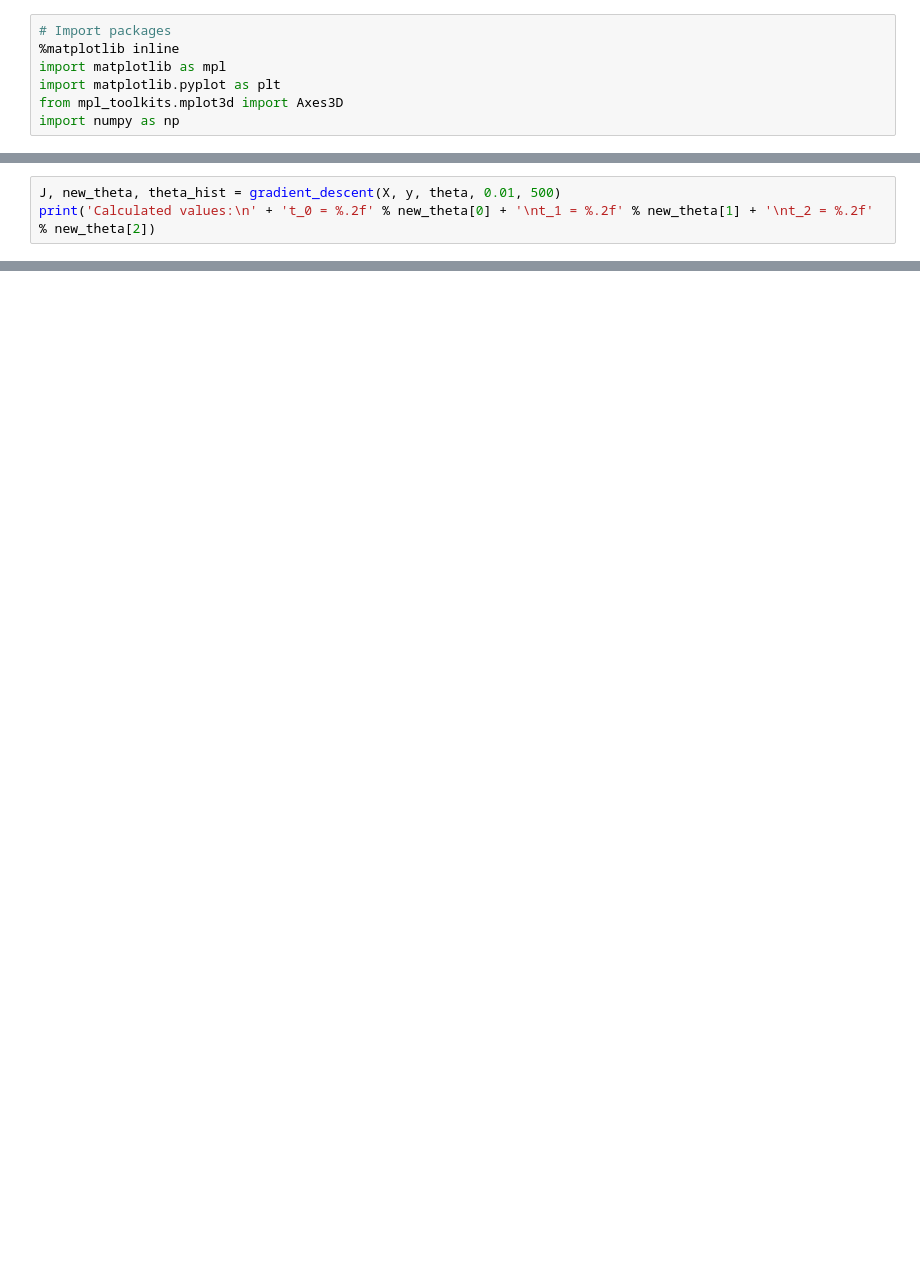
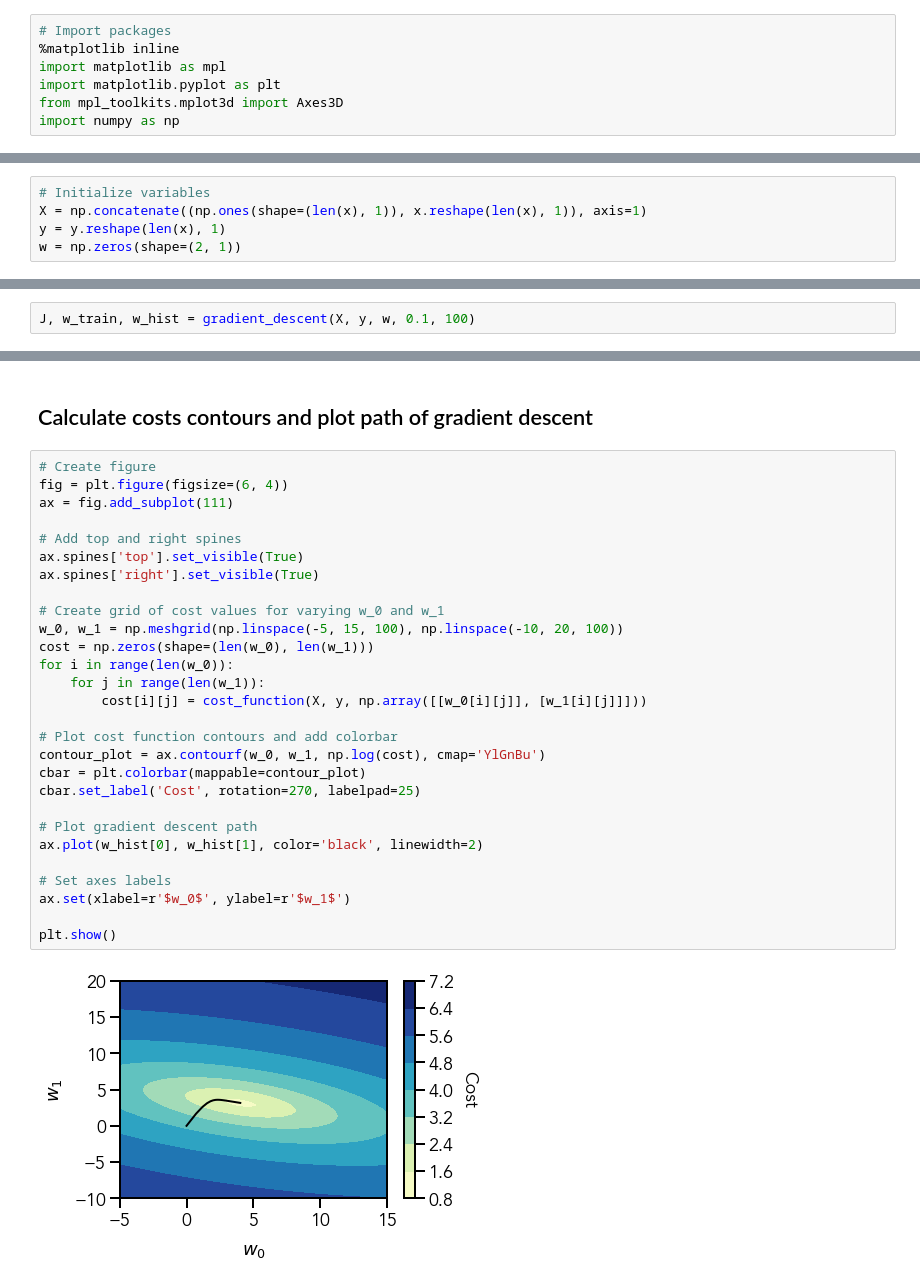
Before and after one commit to naveenv92/machine-learning-basics, a Jupyter notebook: 01-linear-regression.ipynb, the cells around one changed output, grey strips where cells are left out. Cells and saved outputs as stored; diff of their text form; blank space fills up the shorter version.

```diff
--- a/01-linear-regression.ipynb
+++ b/01-linear-regression.ipynb
@@ -218,3 +7,0 @@ Cost with initialized values: 82.63
-# %%
-J, new_theta, theta_hist = gradient_descent(X, y, theta, 0.01, 500)
-print('Calculated values:\n' + 't_0 = %.2f' % new_theta[0] + '\nt_1 = %.2f' % new_theta[1] + '\nt_2 = %.2f' % new_theta[2])
@@ -231,0 +85,5 @@ plt.show()
+# %%
+# Initialize variables
+X = np.concatenate((np.ones(shape=(len(x), 1)), x.reshape(len(x), 1)), axis=1)
+y = y.reshape(len(x), 1)
+w = np.zeros(shape=(2, 1))
@@ -231,0 +141,2 @@ plt.show()
+# %%
+J, w_train, w_hist = gradient_descent(X, y, w, 0.1, 100)
@@ -231,0 +170,32 @@ plt.show()
+# %% [markdown]
+## Calculate costs contours and plot path of gradient descent
+# %%
+# Create figure
+fig = plt.figure(figsize=(6, 4))
+ax = fig.add_subplot(111)
+
+# Add top and right spines
+ax.spines['top'].set_visible(True)
+ax.spines['right'].set_visible(True)
+
+# Create grid of cost values for varying w_0 and w_1
+w_0, w_1 = np.meshgrid(np.linspace(-5, 15, 100), np.linspace(-10, 20, 100))
+cost = np.zeros(shape=(len(w_0), len(w_1)))
+for i in range(len(w_0)):
+    for j in range(len(w_1)):
+        cost[i][j] = cost_function(X, y, np.array([[w_0[i][j]], [w_1[i][j]]]))
+
+# Plot cost function contours and add colorbar
+contour_plot = ax.contourf(w_0, w_1, np.log(cost), cmap='YlGnBu')
+cbar = plt.colorbar(mappable=contour_plot)
+cbar.set_label('Cost', rotation=270, labelpad=25)
+
+# Plot gradient descent path
+ax.plot(w_hist[0], w_hist[1], color='black', linewidth=2)
+
+# Set axes labels
+ax.set(xlabel=r'$w_0$', ylabel=r'$w_1$')
+
+plt.show()
+# %% [output]
+[figure, added]
```
Also changed, not shown: parts of 52 cells of this notebook.
